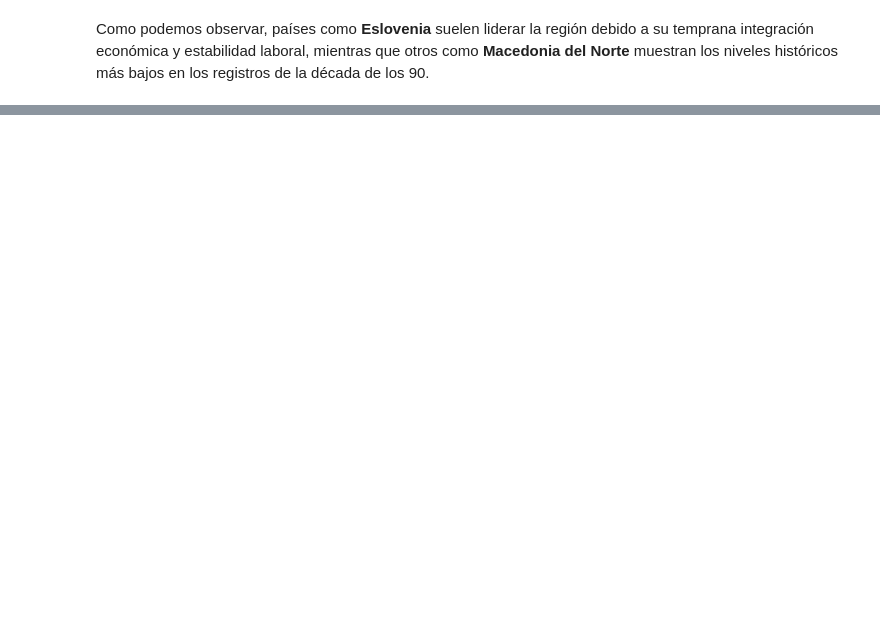
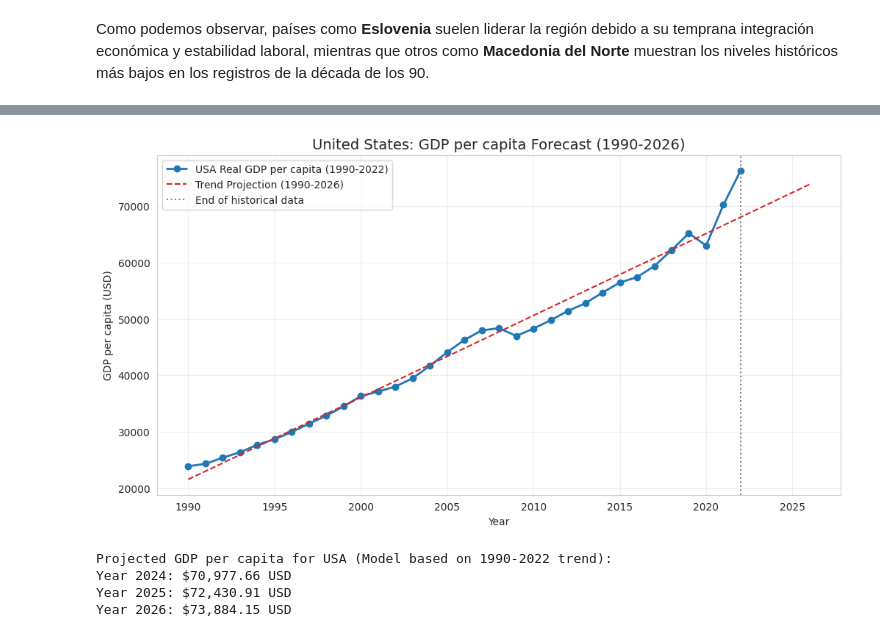
Before and after one commit to lucianoyllarreta/CLASE_CIENCIA_DATOS_I, a Jupyter notebook: LOS 4 FANTÁSTICOS/ SCORING.ipynb, the cells around one changed output, grey strips where cells are left out. Saved outputs shown, nothing was run; the diff lists cells and outputs as text; code cells hidden in the pictures; blank space fills up the shorter version.

```diff
--- a/LOS 4 FANTÁSTICOS/ SCORING.ipynb
+++ b/LOS 4 FANTÁSTICOS/ SCORING.ipynb
@@ -2946,0 +588,54 @@ Confirm the completion of the regional resilience GIF and ask the user if they w
+# %%
+import numpy as np
+from sklearn.linear_model import LinearRegression
+import matplotlib.pyplot as plt
+import pandas as pd
+
+# 1. Manually providing USA historical data from 1990 to 2022 (World Bank approximate values)
+usa_historical_data = {
+    'year': list(range(1990, 2023)),
+    'gdp_per_capita': [
+        23888, 24342, 25418, 26387, 27694, 28690, 29967, 31459, 32853, 34513,
+        36334, 37133, 38023, 39496, 41712, 44114, 46298, 47975, 48382, 47001,
+        48311, 49793, 51450, 52782, 54696, 56469, 57436, 59382, 62232, 65202,
+        63027, 70248, 76329
+    ]
+}
+df_usa = pd.DataFrame(usa_historical_data)
+
+# 2. Train the model using the 1990-2022 range
+X_usa = df_usa[['year']]
+y_usa = df_usa['gdp_per_capita']
+model_usa = LinearRegression()
+model_usa.fit(X_usa, y_usa)
+
+# 3. Forecast from 1990 until 2026
+years_range = np.arange(1990, 2027).reshape(-1, 1)
+forecast_values = model_usa.predict(years_range)
+
+# 4. Visualization
+plt.figure(figsize=(12, 6))
+plt.plot(df_usa['year'], df_usa['gdp_per_capita'], label='USA Real GDP per capita (1990-2022)', marker='o', color='#1f77b4', linewidth=2)
+plt.plot(years_range, forecast_values, label='Trend Projection (1990-2026)', linestyle='--', color='#d62728')
+
+plt.title('United States: GDP per capita Forecast (1990-2026)', fontsize=14)
+plt.xlabel('Year')
+plt.ylabel('GDP per capita (USD)')
+plt.axvline(x=2022, color='gray', linestyle=':', label='End of historical data')
+plt.grid(True, alpha=0.3)
+plt.legend()
+plt.show()
+
+# 5. Numerical Results for the requested forecast period
+future_years = np.array([2024, 2025, 2026]).reshape(-1, 1)
+preds = model_usa.predict(future_years)
+
+print("Projected GDP per capita for USA (Model based on 1990-2022 trend):")
+for yr, val in zip([2024, 2025, 2026], preds):
+    print(f"Year {yr}: ${val:,.2f} USD")
+# %% [output]
+[figure, added]
+Projected GDP per capita for USA (Model based on 1990-2022 trend):
+Year 2024: $70,977.66 USD
+Year 2025: $72,430.91 USD
+Year 2026: $73,884.15 USD
```
Also changed, not shown: parts of 144 cells of this notebook.
